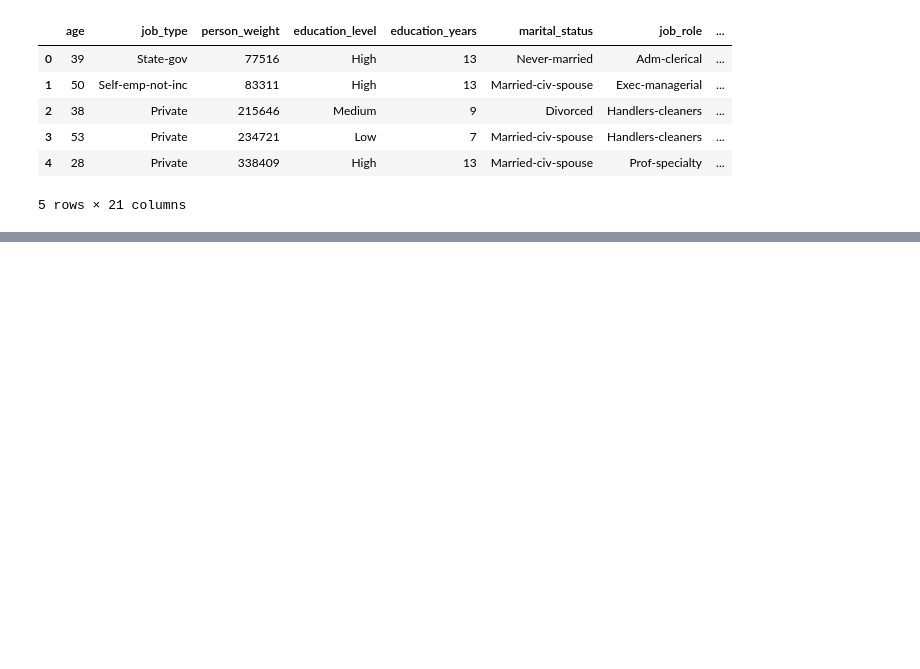
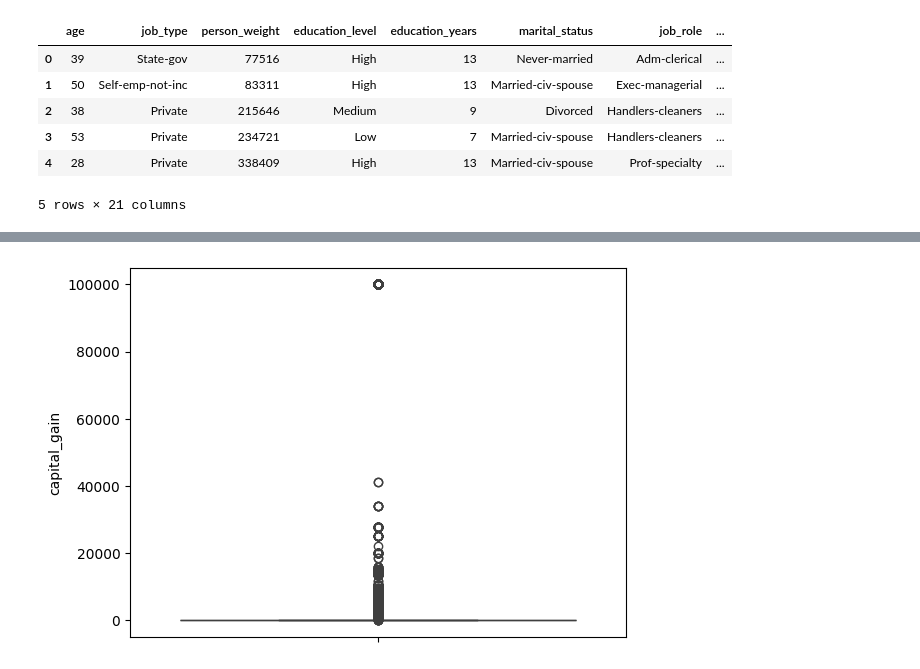
Before and after one commit to Manikantasammeta/AI-ML-Projects, a Jupyter notebook: RandomForest/adult/Main.ipynb, the cells around one changed output, grey strips where cells are left out. Drawn from its saved outputs; the diff is of its cells as text; code cells hidden in the pictures; blank space fills up the shorter version.

```diff
--- a/RandomForest/adult/Main.ipynb
+++ b/RandomForest/adult/Main.ipynb
@@ -180,0 +191,5 @@ df.head()
+# %%
+sns.boxplot(df['capital_gain'])
+plt.show()
+# %% [output]
+[figure, added]
```
Also changed, not shown: parts of 14 cells of this notebook, 1 other file.
